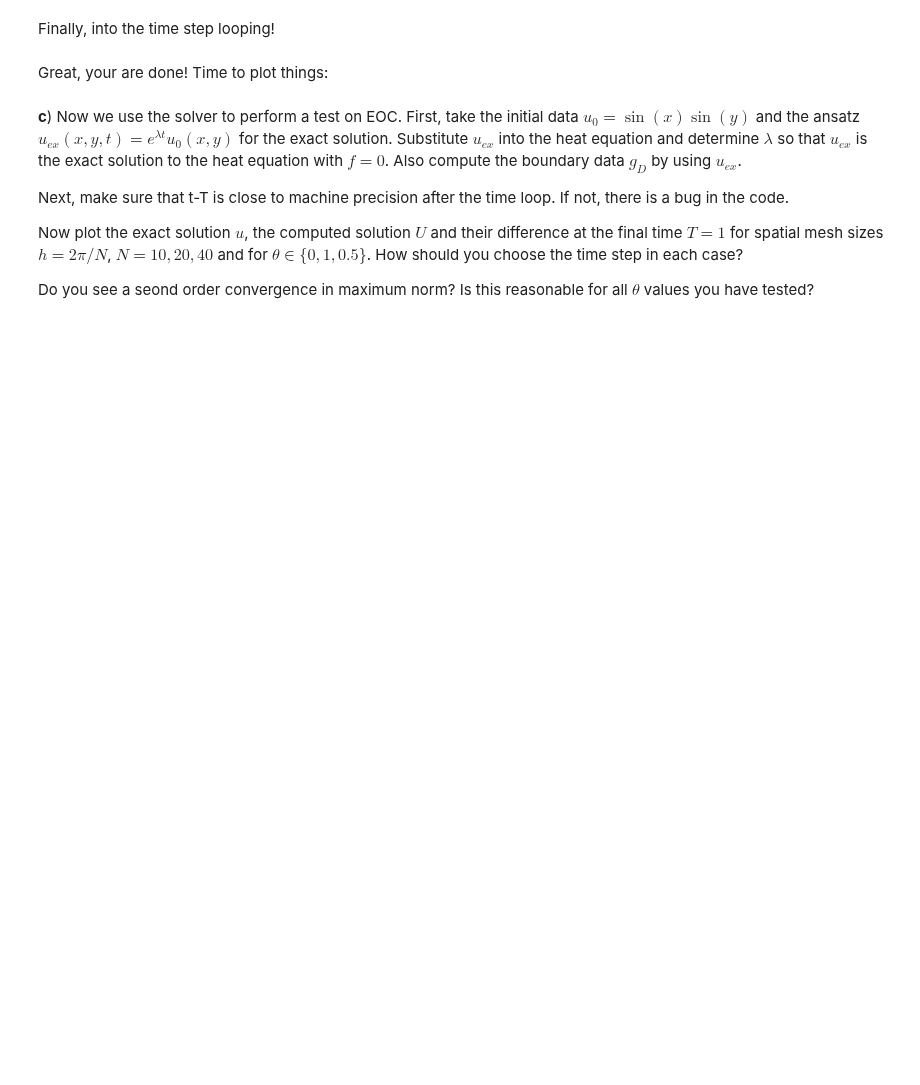
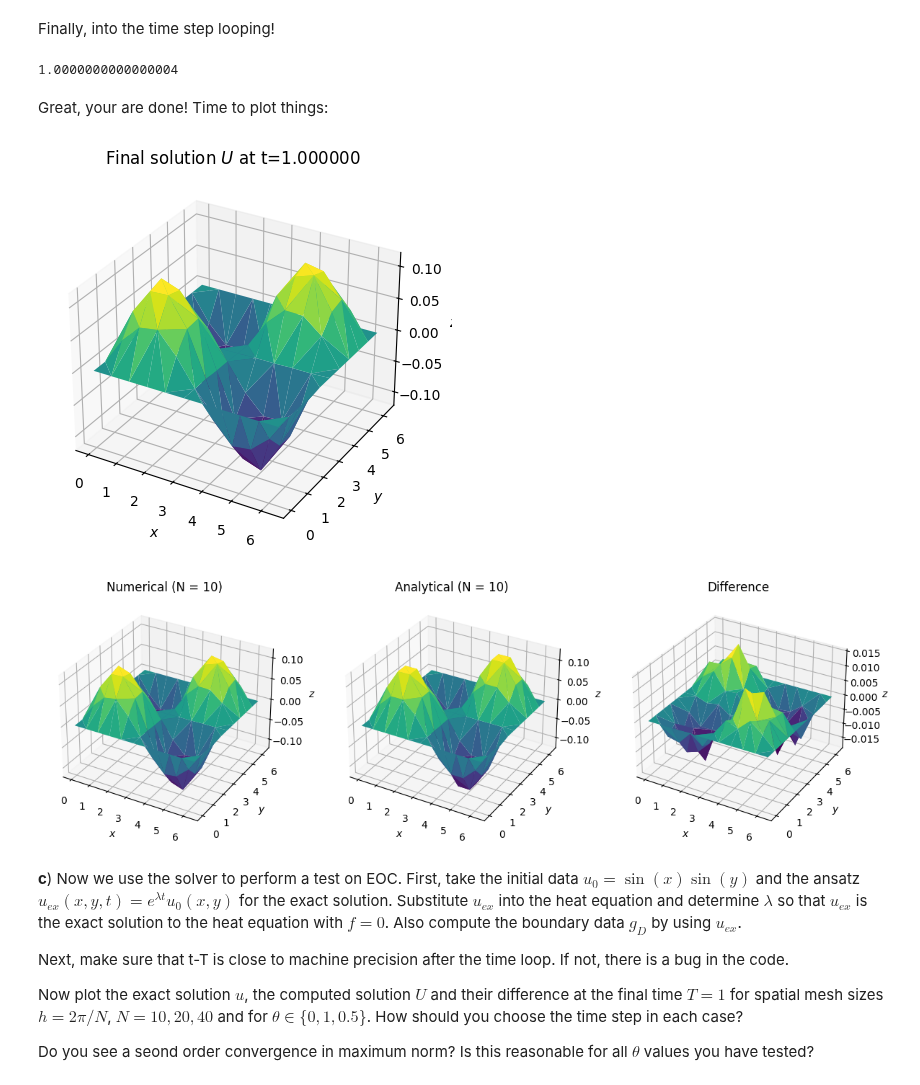
Before and after one commit to todj107/NumPDE, a Jupyter notebook: lab_5_mjunk/lab_05_heat_wave_mjunk.ipynb, the cells around one changed output. Drawn from its saved outputs; the diff is of its cells as text; code cells hidden in the pictures; blank space fills up the shorter version.

```diff
--- a/lab_5_mjunk/lab_05_heat_wave_mjunk.ipynb
+++ b/lab_5_mjunk/lab_05_heat_wave_mjunk.ipynb
@@ -121,7 +121,8 @@ Now you are well equipped to implement your own solver. Start again by defining
 # %%
 # Exact solution (to be used for testing purpose and EOC later)
 def u_ex(x, y, t):
-    return ...
+    lamb = -2
+    return np.sin(x)*np.sin(y)*np.exp(-2*t)
 
 # Right hand side
 def f(x, y, t):
@@ -163,7 +164,8 @@ Y = points[:, 1]
 alpha = 1/8 #dt < (h^2)/4 for 2D heat equation, so 1/8 is a valid choice
 m = 2
 dt = alpha*h**m # choose alpha and m appropriately
-N_time = 40 # number of total time steps
+N_time = int(np.ceil(T / dt))
+dt = T / N_time #redefine dt so that it matches the number of time steps.
 # one more thing here -  what could this be?
 theta = 1
 theta_bar = 1-theta
@@ -194,9 +196,11 @@ if N < 11:
 
 # Adjust rows associated with Dirchlet bc
 A_tot = apply_bcs_to_A(A_tot, dirichlet_nodes)
+B_tot = apply_bcs_to_A(B_tot, dirichlet_nodes)
 
 # Convert final matrix to csc format and precompute LU composition
 A_tot = A_tot.tocsc()
+
 solve = factorized(A_tot)
 # %% [output]
 [figure]
@@ -226,30 +231,36 @@ for i in range(N_time):
     rhs = B_tot.dot(U)
 
     # Define \tilde F
-    f_tilde =
+    load = assemble_load_vector_in_time(points, triangles, f, t)
+    load_old = assemble_load_vector_in_time(points, triangles, f, t-dt)
+    f_tilde = dt*(theta_bar*load_old + theta*load)
     # and assemble the load vector using f_tilde and add it to the rhs
-    rhs += ...
+    rhs += f_tilde
 
     # Extract coordinates associated with Dirichlet nodes as before in Lab 04
-    X_dc = ...
-    Y_dc = ...
+    X_dc = X[dirichlet_nodes]
+    Y_dc = Y[dirichlet_nodes]
 
     # Evaluate g at boundary nodes and time t
     g_D_values = g_D(X_dc, Y_dc, t)
 
     # Apply Dirichlet boundary condition to rhs
-    apply_bcs_to_b( ... )
+    apply_bcs_to_b(rhs, g_D_values, dirichlet_nodes)
 
     #Solve system
     U = solve( rhs )
 print(t) # if t differs from T more than machine precision, then there is bug!
+# %% [output]
+1.0000000000000004
 # %% [markdown]
 Great, your are done! Time to plot things:
 # %%
 pt.plot2D(X, Y, U, triangles=triangles, title="Final solution $U$ at t=%f" %t)
-
 U_ex = u_ex(X, Y, t)
-pt.plot_comparison_2D(X, Y, U_ex, U, "$U_{ex}$", "$U_h$", "$U_{ex}-U_h$", triangles=triangles)
+pt.plot_comparison_2D(X,Y,U,U_ex,triangles,f"Numerical (N = {N})",f"Analytical (N = {N})")
+# %% [output]
+[figure, added]
+[figure, added]
 # %% [markdown]
 **c**) Now we use the solver to perform a test on EOC. First, take the initial data $u_0=\sin(x)\sin(y)$ and the  ansatz $u_{ex}(x,y,t) = e^{\lambda t}u_0(x,y)$ for the exact solution. Substitute $u_{ex}$ into the heat equation and determine $\lambda$ so that $u_{ex}$ is the exact solution to the heat equation with $f=0$. Also compute the boundary data $g_D$ by using $u_{ex}$.
 
```
Also changed, not shown: parts of 3 cells of this notebook, 1 other file.
